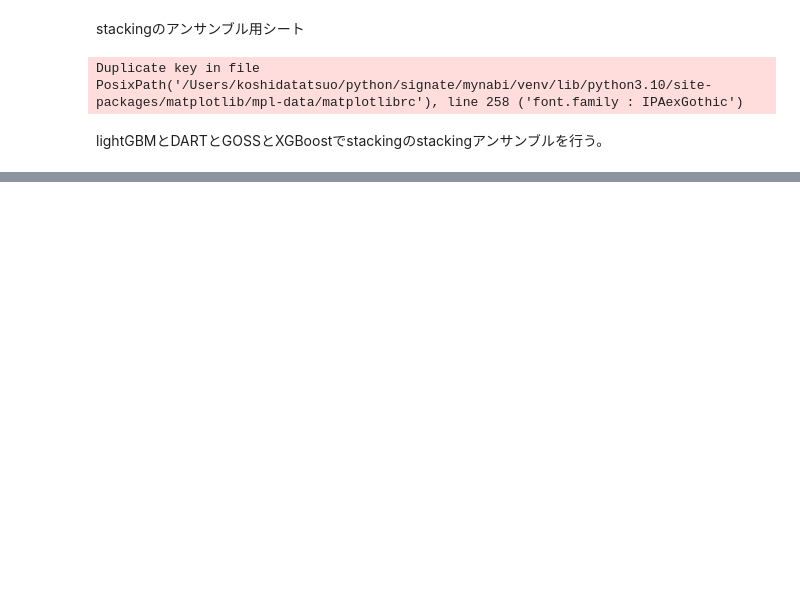
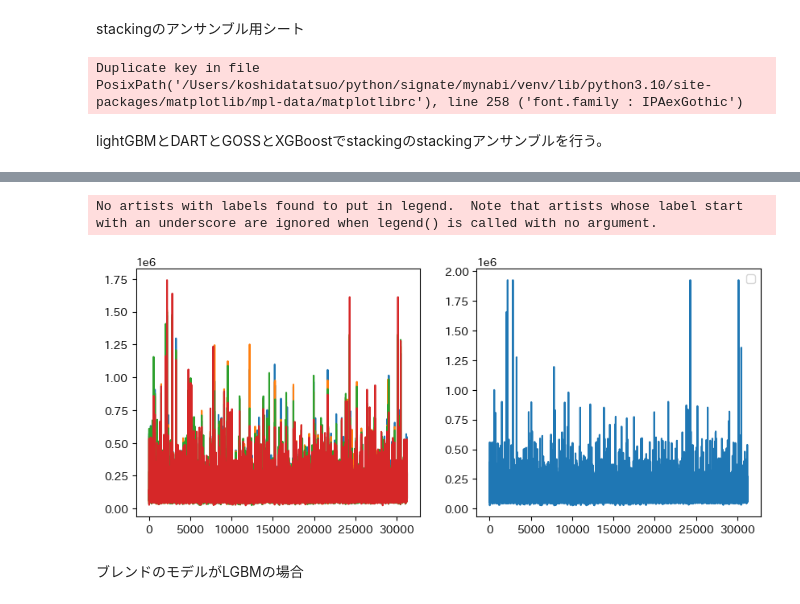
Before and after one commit to kyotoman-koshida/mynabi, a Jupyter notebook: stacking_ensemble.ipynb, the cells around one changed output, grey strips where cells are left out. Cells and saved outputs as stored; diff of their text form; code cells hidden in the pictures; blank space fills up the shorter version.

```diff
--- a/stacking_ensemble.ipynb
+++ b/stacking_ensemble.ipynb
@@ -83,7 +83,7 @@ model_LGBM = lgb.train(
                     params_LGBM,
                     lgb_train,
                     valid_sets=[lgb_train, lgb_eval],
-                    verbose_eval=0,
+                    verbose_eval=10,
                     num_boost_round=3000,
                     early_stopping_rounds=10,
                     categorical_feature = category_lists
@@ -105,7 +105,7 @@ model_DART = lgb.train(
                     params_DART,
                     lgb_train,
                     valid_sets=[lgb_train, lgb_eval],
-                    verbose_eval=0,
+                    verbose_eval=10,
                     num_boost_round=1000,
                     early_stopping_rounds=10,
                     categorical_feature = category_lists
@@ -127,7 +127,7 @@ model_GOSS = lgb.train(
                     params_GOSS,
                     lgb_train,
                     valid_sets=[lgb_train, lgb_eval],
-                    verbose_eval=0,
+                    verbose_eval=10,
                     num_boost_round=1000,
                     early_stopping_rounds=10,
                     categorical_feature = category_lists
@@ -228,7 +235,7 @@ valid_pred_XGB = xgb_reg.predict(X_valid)
 stack_pred = np.column_stack((valid_pred_LGBM,valid_pred_LGBM,valid_pred_GOSS,valid_pred_XGB))
 
 # ブレンドの作成。
-blend_model = LinearRegression()
+blend_model = RandomForestRegressor()
 # ブレンドの特徴量として作ったデータと元データのy_validでブレンドを学習させる。
 blend_model.fit(stack_pred, y_valid)
 
@@ -237,7 +244,15 @@ pred_LGBM = model_LGBM.predict(X_test)
 pred_DART = model_DART.predict(X_test)
 pred_GOSS = model_GOSS.predict(X_test)
 pred_XGB = xgb_reg.predict(X_test)
+
+pred_LGBM = pd.DataFrame(pred_LGBM)
+pred_DART = pd.DataFrame(pred_DART)
+pred_GOSS = pd.DataFrame(pred_GOSS)
+pred_XGB = pd.DataFrame(pred_XGB)
+
 #　ブレンドモデルのテストデータを作成
 stack_test_pred = np.column_stack((pred_LGBM, pred_DART, pred_GOSS, pred_XGB))
+print(stack_test_pred)
 
 blend_pred = blend_model.predict(stack_test_pred)
+blend_pred = pd.DataFrame(blend_pred)
@@ -243,0 +267,19 @@ blend_pred = blend_model.predict(stack_test_pred)
+# %%
+fig = plt.figure(figsize=(10,4))
+ax = fig.add_subplot(121)
+ax2 = fig.add_subplot(122)
+
+ax.plot(range(len(blend_pred)), pred_LGBM, label='LGBM')
+ax.plot(range(len(blend_pred)), pred_DART, label='DART')
+ax.plot(range(len(blend_pred)), pred_GOSS, label='GOSS')
+ax.plot(range(len(blend_pred)), pred_XGB, label='XGB')
+
+ax2.plot(range(len(blend_pred)), blend_pred)
+
+plt.legend(loc='best')
+plt.show()
+# %% [output]
+No artists with labels found to put in legend.  Note that artists whose label start with an underscore are ignored when legend() is called with no argument.
+[figure, added]
+# %% [markdown]
+ブレンドのモデルがLGBMの場合
```
Also changed, not shown: parts of 9 cells of this notebook, 12 other files.
